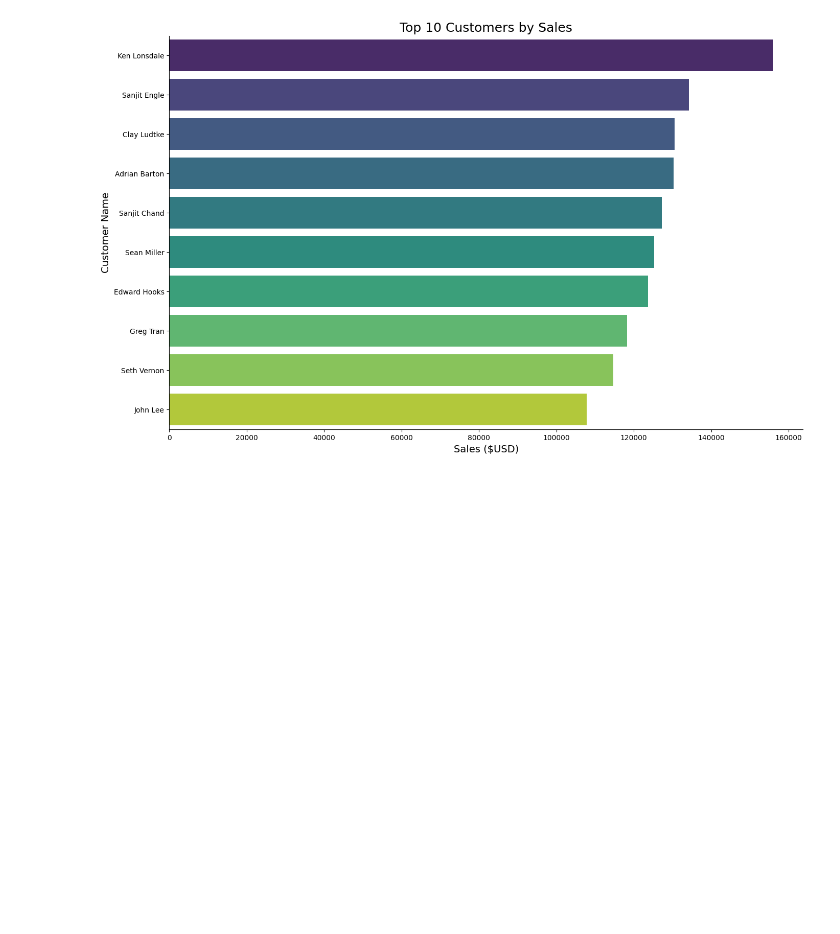
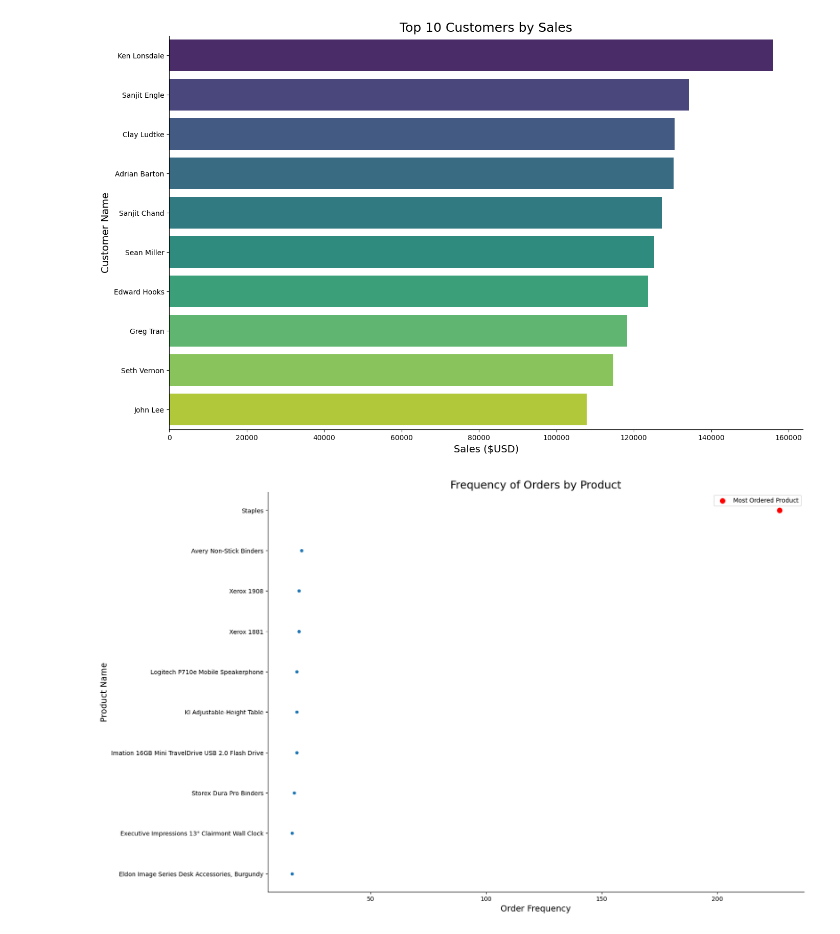
Before and after one commit to DaviLeeAnn/DataAnalysisModule3, a Jupyter notebook: Week4/notebooks/superstore_sales_workflow.ipynb, the cells around one changed output. Cells and saved outputs as stored; diff of their text form; code cells hidden in the pictures; blank space fills up the shorter version.

Commit message:
Created all 4 visualizations

```diff
--- a/Week4/notebooks/superstore_sales_workflow.ipynb
+++ b/Week4/notebooks/superstore_sales_workflow.ipynb
@@ -443,0 +440,17 @@ Passing `palette` without assigning `hue` is deprecated and will be removed in v
+# %%
+#Scatterplot chart to show frequency of orders by product (result8)
+plt.figure(figsize=(16,12))
+sns.scatterplot(data=result8, x='order_count', y='product_name')
+
+#Highlight the outlier in red
+outlier = result8[result8['order_count'] == result8['order_count'].max()]
+sns.scatterplot(data=outlier, x='order_count', y='product_name', color='red', s=100, label='Most Ordered Product')
+
+plt.title('Frequency of Orders by Product', fontsize=18)
+plt.xlabel('Order Frequency', fontsize=14)
+plt.ylabel('Product Name', fontsize=14)
+
+sns.despine()
+plt.show()
+# %% [output]
+[figure, added]
```
Also changed, not shown: parts of 3 cells of this notebook.
